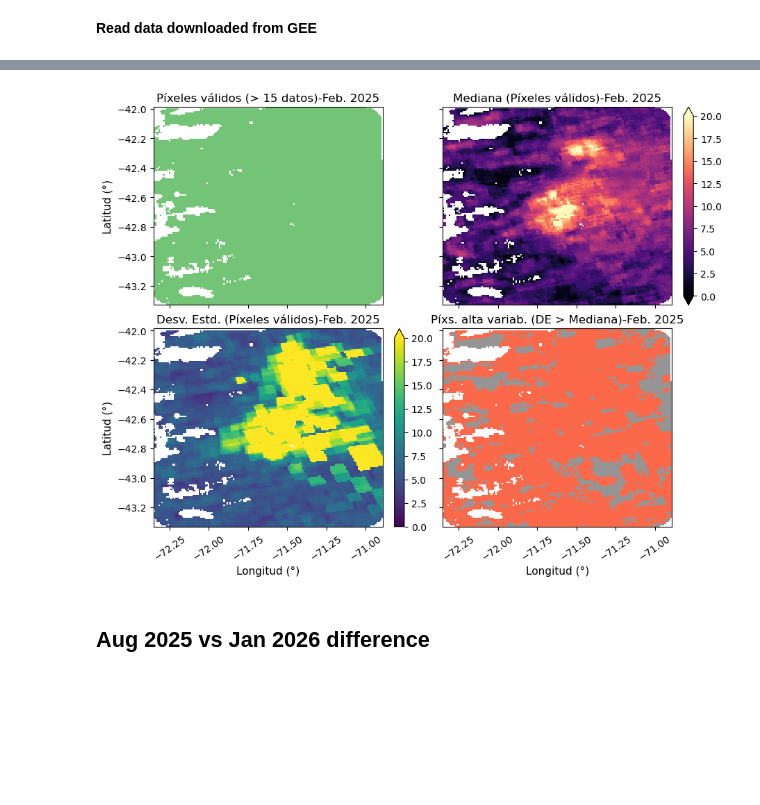
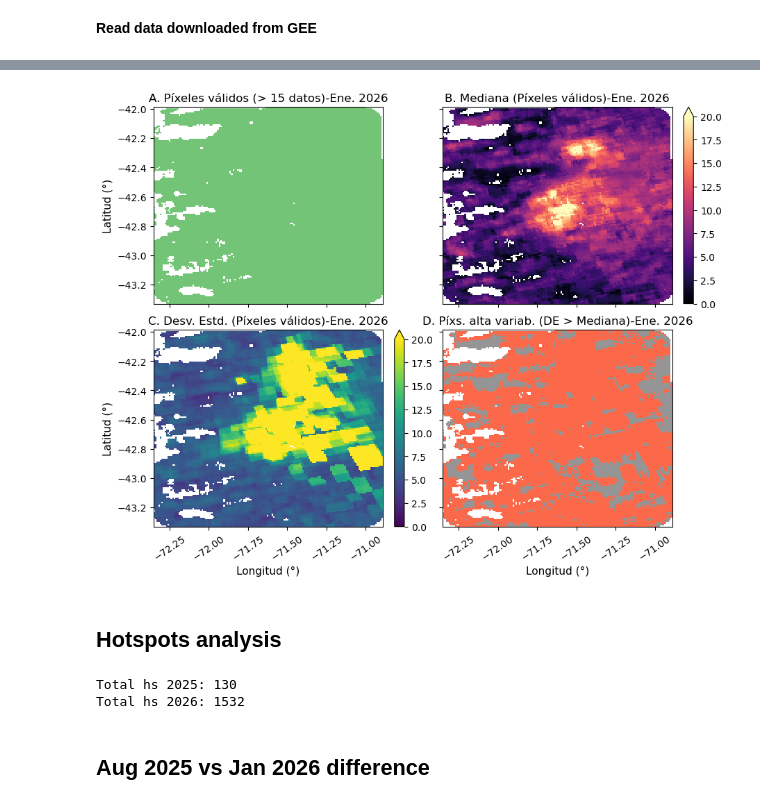
Before and after one commit to francobarrionuevoenv21/MAIE_devs_pub, a Jupyter notebook: Teledt_ambiental/TP5_NO2/TP5_NO2gee.ipynb, the cells around one changed output, grey strips where cells are left out. Cells and saved outputs as stored; diff of their text form; code cells hidden in the pictures; blank space fills up the shorter version.

```diff
--- a/Teledt_ambiental/TP5_NO2/TP5_NO2gee.ipynb
+++ b/Teledt_ambiental/TP5_NO2/TP5_NO2gee.ipynb
@@ -164,43 +187,61 @@ fig, ax = plt.subplots(2, 2, figsize=(9, 7),
 
 # Define a mask
 mask_02 = ds_path06.band_data > 15 # n count pixels greater than 15 (from 30)
+mask_0202 = (ds_path06.band_data > 15) & (ds_path04.band_data > 0)
 
 ## Pixels with > 15 valid data
 n_val_02 = xr.where(mask_02, 1, 0).where(mask_02)
 n_val_02.plot(ax=ax[0, 0], add_colorbar=False, cmap='Greens')
-ax[0, 0].set_title('Píxeles válidos (> 15 datos)-Feb. 2025')
+ax[0, 0].set_title('A. Píxeles válidos (> 15 datos)-Ene. 2026')
 ax[0, 0].set_ylabel('Latitud (°)', size=11)
 ax[0, 0].set_xlabel(None)
 
 ## Median values for valid pixels
-med_val_02 = ds_path04.band_data.where(mask_02)
+med_val_02 = ds_path04.band_data.where(mask_0202)
 med_val_02.plot(ax=ax[0, 1], cmap='magma', vmin=0, vmax=20,
     cbar_kwargs={"label": None, "format": '%.1f'})
-ax[0, 1].set_title('Mediana (Píxeles válidos)-Feb. 2025')
+ax[0, 1].set_title('B. Mediana (Píxeles válidos)-Ene. 2026')
 ax[0, 1].set_ylabel(None)
 ax[0, 1].set_xlabel(None)
 
 ##-
-std_val_02 = ds_path05.band_data.where(mask_02)
+std_val_02 = ds_path05.band_data.where(mask_0202)
 std_val_02.plot(ax=ax[1, 0], cmap='viridis', vmin=0, vmax=20,
     cbar_kwargs={"label": None, "format": '%.1f'})
-ax[1, 0].set_title('Desv. Estd. (Píxeles válidos)-Feb. 2025')
+ax[1, 0].set_title('C. Desv. Estd. (Píxeles válidos)-Ene. 2026')
 ax[1, 0].set_ylabel('Latitud (°)', size=11)
 ax[1, 0].set_xlabel('Longitud (°)', size=11)
 ax[1, 0].tick_params(axis='x', labelrotation=35)
 ##-
 stdMed_val_02 = xr.where(std_val_02>med_val_02, 1, np.nan)
 n_val_02.plot(ax=ax[1, 1], add_colorbar=False, cmap='Grays') # add background layer for pixels with std < median
 stdMed_val_02.plot(ax=ax[1, 1], add_colorbar=False, cmap='Reds')
-ax[1, 1].set_title('Píxs. alta variab. (DE > Mediana)-Feb. 2025')
+ax[1, 1].set_title('D. Píxs. alta variab. (DE > Mediana)-Ene. 2026')
 ax[1, 1].set_ylabel(None)
 ax[1, 1].set_xlabel('Longitud (°)', size=11)
 ax[1, 1].tick_params(axis='x', labelrotation=35)
 
 # NOTA
 # mediana > sd ==> poca variabilidad
 # mediana < sd ==> alta variabilidad
 # %% [output]
-[figure, old version]
+[figure, new version]
+# %% [markdown]
+## Hotspots analysis
+# %%
+# Read hotspots data
+hs_2025 = gpd.read_file(os.path.join('vectores', 'fires_modis_2025', 'fire_archive_M-C61_776775.shp'))
+hs_2026 = gpd.read_file(os.path.join('vectores', 'fires_modis', 'fire_archive_M-C61_774972.shp'))
+
+# Clip hs data
+hs_2025 = hs_2025.clip(study_area_buff)
+hs_2026 = hs_2026.clip(study_area_buff)
+
+# Count hs
+print('Total hs 2025:', hs_2025.shape[0])
+print('Total hs 2026:', hs_2026.shape[0])
+# %% [output]
+Total hs 2025: 130
+Total hs 2026: 1532
 # %% [markdown]
 ## Aug 2025 vs Jan 2026 difference
```
Also changed, not shown: parts of 9 cells of this notebook, 8 other files.
